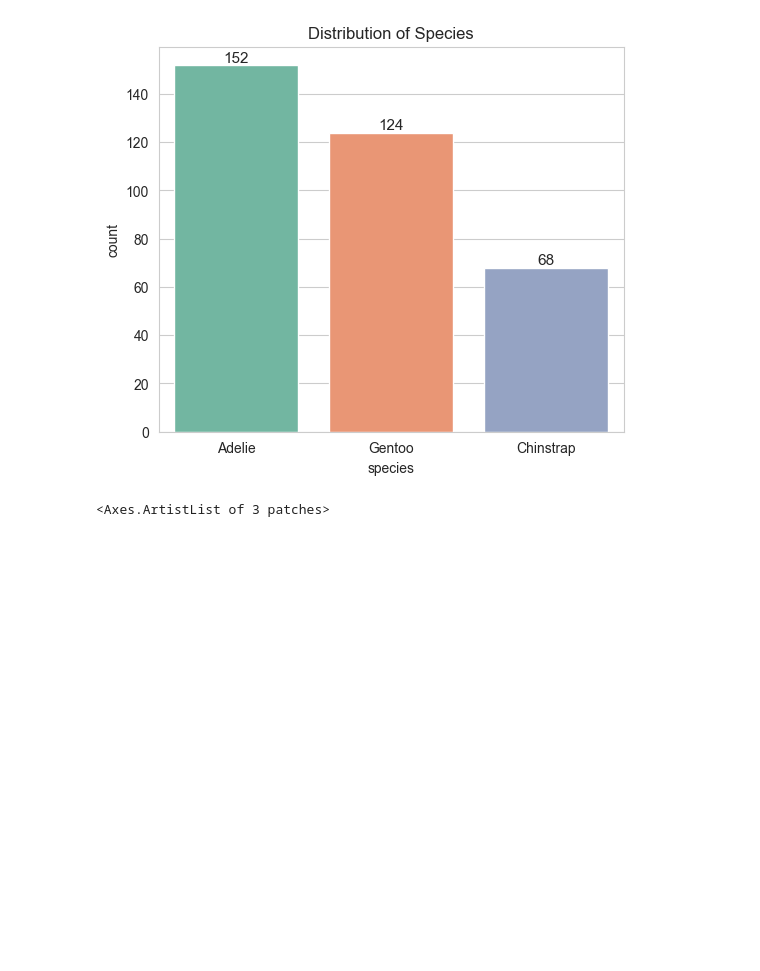
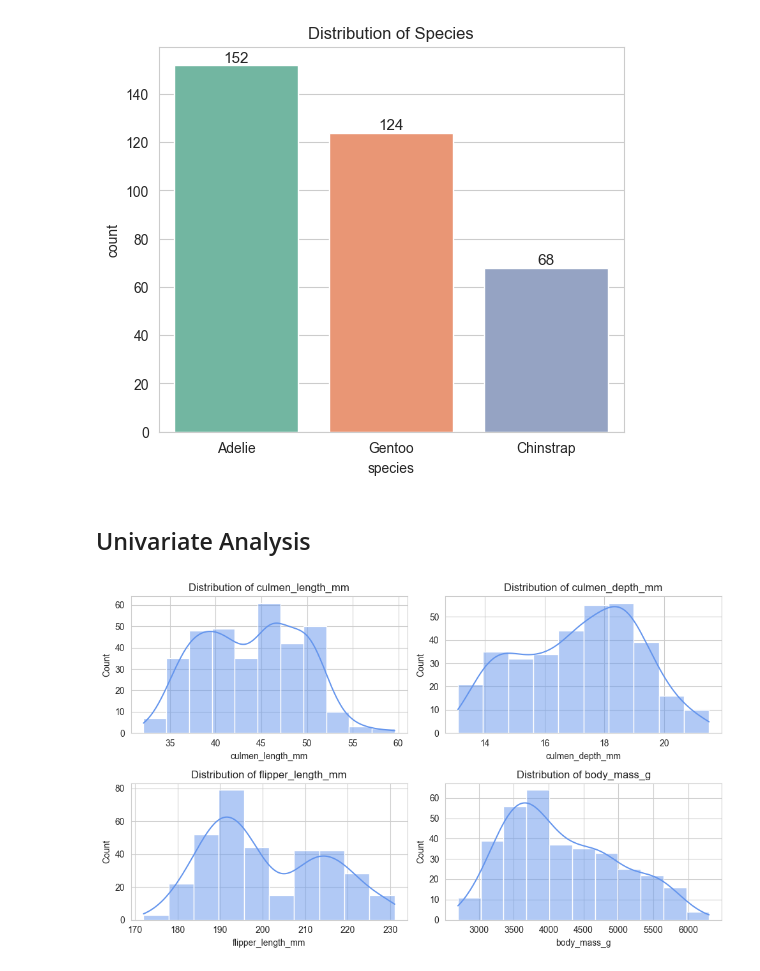
Before and after one commit to ShenbagaArunK/penguin-ml-multi_model_prediction, a Jupyter notebook: sciripts/penguin-ml-eda.ipynb, the cells around one changed output. Cells and saved outputs as stored; diff of their text form; code cells hidden in the pictures; blank space fills up the shorter version.

Commit message:
Data Viz

```diff
--- a/sciripts/penguin-ml-eda.ipynb
+++ b/sciripts/penguin-ml-eda.ipynb
@@ -122,7 +122,3 @@ plt.title("Distribution of Species")
 # %% [output]
 Text(0.5, 1.0, 'Distribution of Species')
 [figure]
-# %%
-ax.patches
-# %% [output]
-<Axes.ArtistList of 3 patches>
@@ -128,0 +127,13 @@ ax.patches
+# %% [markdown]
+## Univariate Analysis
+# %%
+num_cols = ["culmen_length_mm","culmen_depth_mm","flipper_length_mm","body_mass_g"]
+fig,axes = plt.subplots(2,2, figsize = (10,6))
+
+for ax, col in zip(axes.flat,num_cols):
+    sns.histplot(data = df,x=col,ax=ax,kde = True,color = "cornflowerblue")
+    ax.set_title(f"Distribution of {col}")
+plt.tight_layout()
+plt.show()
+# %% [output]
+[figure, added]
```
Also changed, not shown: parts of 5 cells of this notebook.
